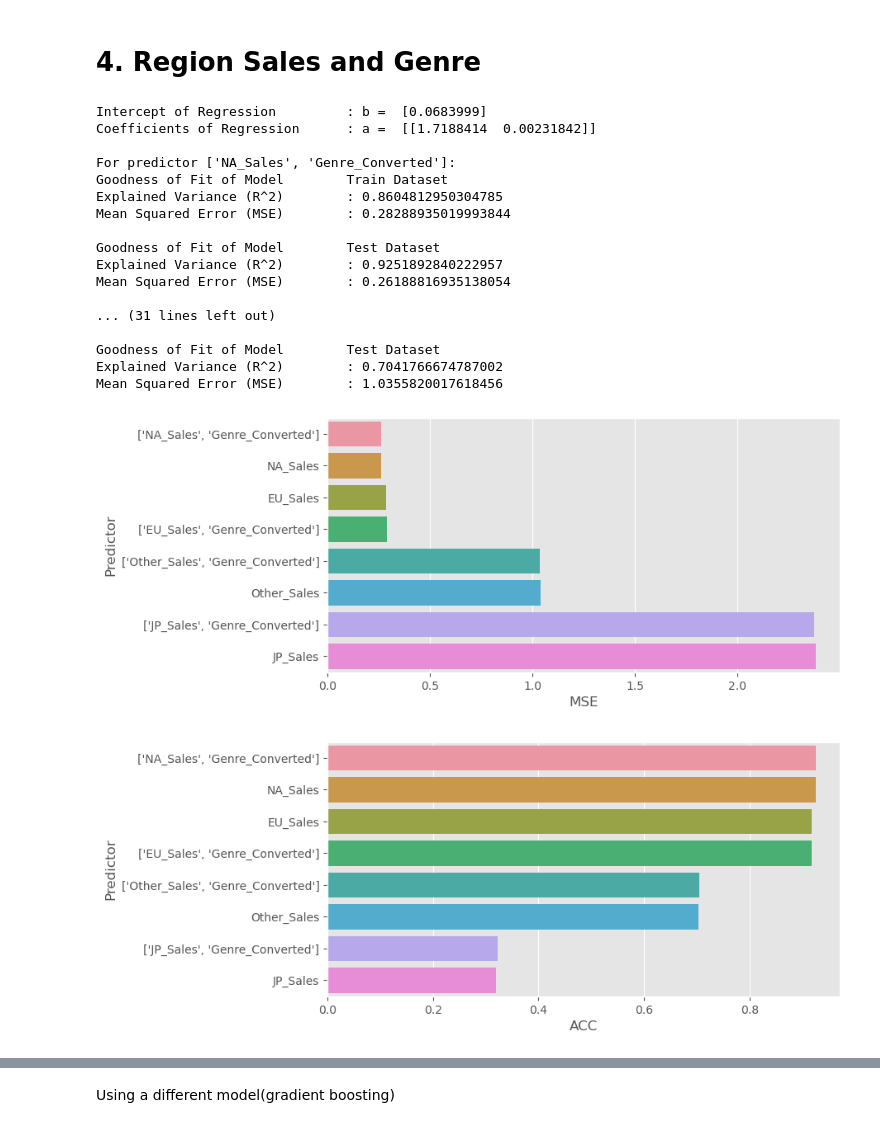
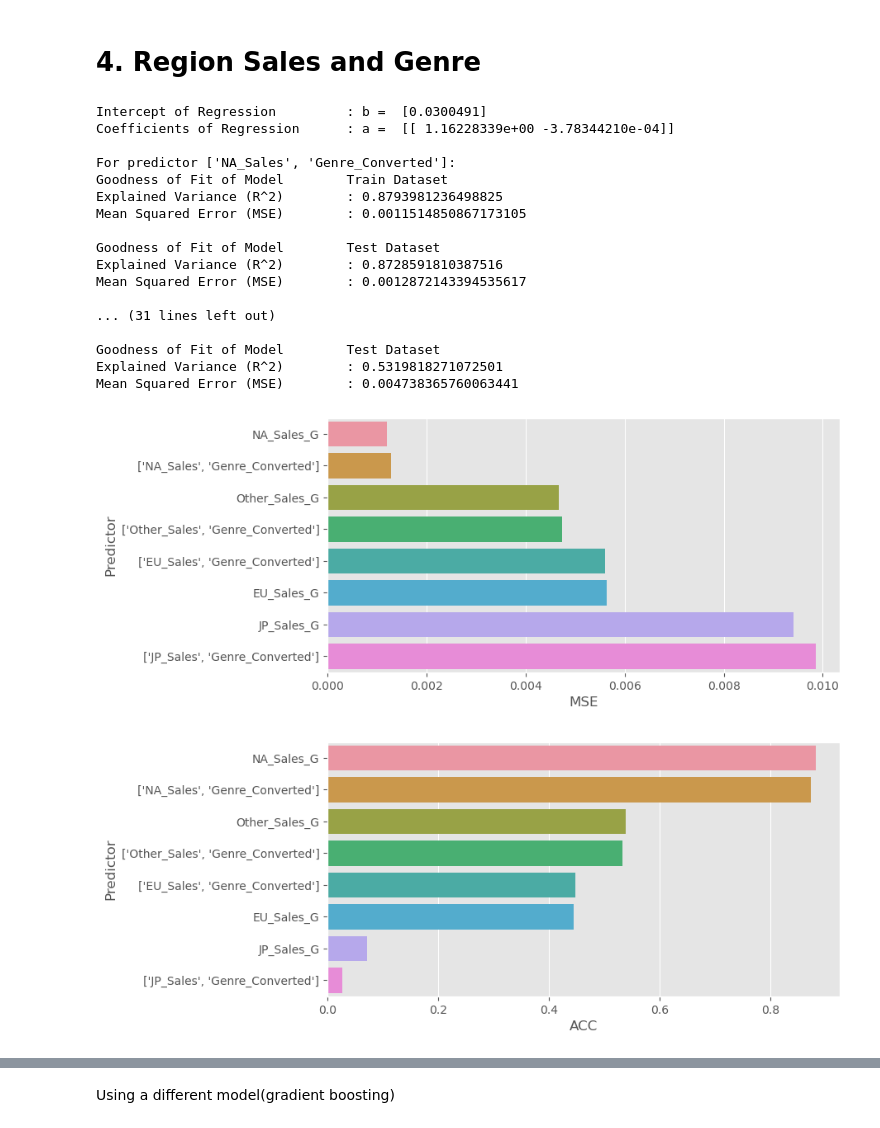
Before and after one commit to dualbricks/cyberbullying_classification, a Jupyter notebook: machineLearning.ipynb, the cells around one changed output, grey strips where cells are left out. Drawn from its saved outputs; the diff is of its cells as text; code cells hidden in the pictures.

```diff
--- a/machineLearning.ipynb
+++ b/machineLearning.ipynb
@@ -55,7 +55,8 @@ Mean Squared Error (MSE)        : 0.2852400534897801
 Let's see if the model changes with some further cleaning.
 # %%
 cleaned_data = null_cleaning(data, predictors)
-cleaned_data = outlier_cleaning(cleaned_data, ["Global_Sales"])
+cleaned_data = outlier_cleaning(cleaned_data, ["Global_Sales", "JP_Sales", "Other_Sales", "NA_Sales", "EU_Sales"])
+print(cleaned_data.shape)
 sales = pd.DataFrame(cleaned_data["Global_Sales"])
 result_listc = []
 result_listc.append(reg(cleaned_data,sales, "JP_Sales"))
@@ -106,12 +107,16 @@ from sklearn.metrics import make_scorer
 from sklearn.metrics import confusion_matrix
 from sklearn.svm import LinearSVC
 # %%
-result_list = []
-result_list.append(grad(cleaned_data, sales, ["NA_Sales"]))
-result_list.append(grad(cleaned_data, sales, ["EU_Sales"]))
-result_list.append(grad(cleaned_data, sales, ["JP_Sales"]))
-result_list.append(grad(cleaned_data, sales, ["Other_Sales"]))
-
+result_list = list(result_listc)
+result_listg = []
+result_list.append(grad(cleaned_data, sales, "NA_Sales"))
+result_list.append(grad(cleaned_data, sales, "EU_Sales"))
+result_list.append(grad(cleaned_data, sales, "JP_Sales"))
+result_list.append(grad(cleaned_data, sales, "Other_Sales"))
+result_listg.append(grad(cleaned_data, sales, "NA_Sales"))
+result_listg.append(grad(cleaned_data, sales, "EU_Sales"))
+result_listg.append(grad(cleaned_data, sales, "JP_Sales"))
+result_listg.append(grad(cleaned_data, sales, "Other_Sales"))
 acc_df = pd.DataFrame(result_list, columns=["Predictor","ACC","MSE"]).sort_values(by='MSE')
 
 fig, ax = plt.subplots(figsize=(8, 4))
@@ -249,6 +266,8 @@ Initial cleaning
 # %%
 predictors = ["JP_Sales", "NA_Sales", "EU_Sales", "Other_Sales", "Global_Sales","Genre"]
 cleaned_data = null_cleaning(data, predictors)
+cleaned_data = outlier_cleaning(cleaned_data, ["Global_Sales", "JP_Sales", "Other_Sales", "NA_Sales", "EU_Sales"])
+print(cleaned_data.shape)
 print(cleaned_data["Genre"].value_counts())
 sales = pd.DataFrame(cleaned_data["Global_Sales"])
 # %% [output]
@@ -305,38 +325,38 @@ Even worse results.
 # %% [markdown]
 # **4. Region Sales and Genre**
 # %%
+result_list = list(result_listg)
+result_list.append(reg(cleaned_data,sales, ["NA_Sales", "Genre_Converted"]))
 
-result_listx.append(reg(cleaned_data,sales, ["NA_Sales", "Genre_Converted"]))
+result_list.append(reg(cleaned_data,sales, ["EU_Sales", "Genre_Converted"]))
 
-result_listx.append(reg(cleaned_data,sales, ["EU_Sales", "Genre_Converted"]))
+result_list.append(reg(cleaned_data,sales, ["JP_Sales", "Genre_Converted"]))
 
-result_listx.append(reg(cleaned_data,sales, ["JP_Sales", "Genre_Converted"]))
+result_list.append(reg(cleaned_data,sales, ["Other_Sales", "Genre_Converted"]))
 
-result_listx.append(reg(cleaned_data,sales, ["Other_Sales", "Genre_Converted"]))
-
-acc_df = pd.DataFrame(result_listx, columns=["Predictor","ACC","MSE"]).sort_values(by='MSE')
+acc_df = pd.DataFrame(result_list, columns=["Predictor","ACC","MSE"]).sort_values(by='MSE')
 
 fig, ax = plt.subplots(figsize=(8, 4))
 ax = sb.barplot(x="MSE", y="Predictor", data=acc_df)
 fig, ax = plt.subplots(figsize=(8, 4))
 ax = sb.barplot(x="ACC", y="Predictor", data=acc_df)
 # %% [output]
-Intercept of Regression         : b =  [0.0683999]
-Coefficients of Regression      : a =  [[1.7188414  0.00231842]]
+Intercept of Regression         : b =  [0.0300491]
+Coefficients of Regression      : a =  [[ 1.16228339e+00 -3.78344210e-04]]
 
 For predictor ['NA_Sales', 'Genre_Converted']:
 Goodness of Fit of Model        Train Dataset
-Explained Variance (R^2)        : 0.8604812950304785
-Mean Squared Error (MSE)        : 0.28288935019993844
+Explained Variance (R^2)        : 0.8793981236498825
+Mean Squared Error (MSE)        : 0.0011514850867173105
 
 Goodness of Fit of Model        Test Dataset
-Explained Variance (R^2)        : 0.9251892840222957
-Mean Squared Error (MSE)        : 0.26188816935138054
+Explained Variance (R^2)        : 0.8728591810387516
+Mean Squared Error (MSE)        : 0.0012872143394535617
 
 ... (31 lines left out)
 
 Goodness of Fit of Model        Test Dataset
-Explained Variance (R^2)        : 0.7041766674787002
-Mean Squared Error (MSE)        : 1.0355820017618456
+Explained Variance (R^2)        : 0.5319818271072501
+Mean Squared Error (MSE)        : 0.004738365760063441
-[figure, old version]
+[figure, new version]
-[figure, old version]
+[figure, new version]
```
Also changed, not shown: parts of 13 cells of this notebook, 3 other files.
